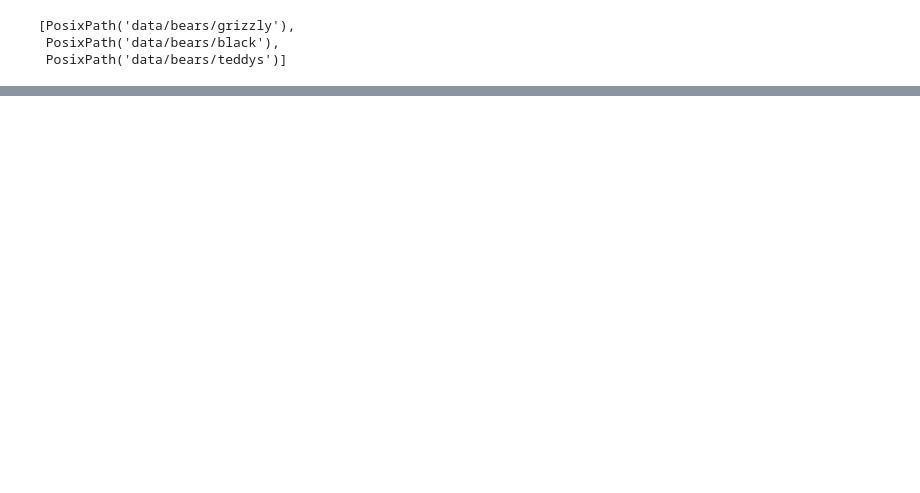
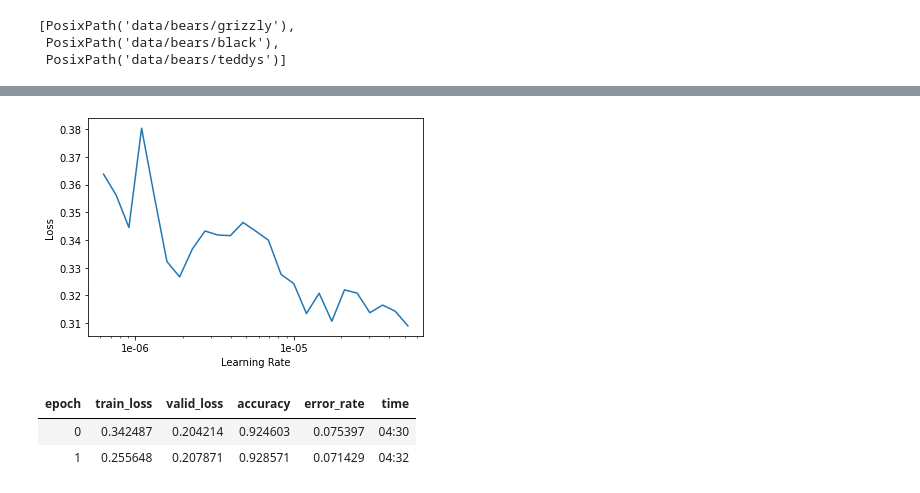
Before and after one commit to joaopedsa/testes-fastai, a Jupyter notebook: teste-fastai2.ipynb, the cells around one changed output, grey strips where cells are left out. Drawn from its saved outputs; the diff is of its cells as text; code cells hidden in the pictures; blank space fills up the shorter version.

```diff
--- a/teste-fastai2.ipynb
+++ b/teste-fastai2.ipynb
@@ -31,0 +73,2 @@ path.ls()
+# %%
+learn = cnn_learner(data, models.resnet18, metrics=[accuracy, error_rate])
@@ -31,0 +77,2 @@ path.ls()
+# %%
+learn.fit_one_cycle(2)
@@ -31,0 +98,10 @@ path.ls()
+# %%
+learn.recorder.plot()
+# %% [output]
+[figure, added]
+# %%
+learn.fit_one_cycle(2, max_lr=slice(3e-5,3e-4))
+# %% [output]
+| epoch | train_loss | valid_loss | accuracy | error_rate | time |
+| 0 | 0.342487 | 0.204214 | 0.924603 | 0.075397 | 04:30 |
+| 1 | 0.255648 | 0.207871 | 0.928571 | 0.071429 | 04:32 |
```
Also changed, not shown: parts of 21 cells of this notebook.
